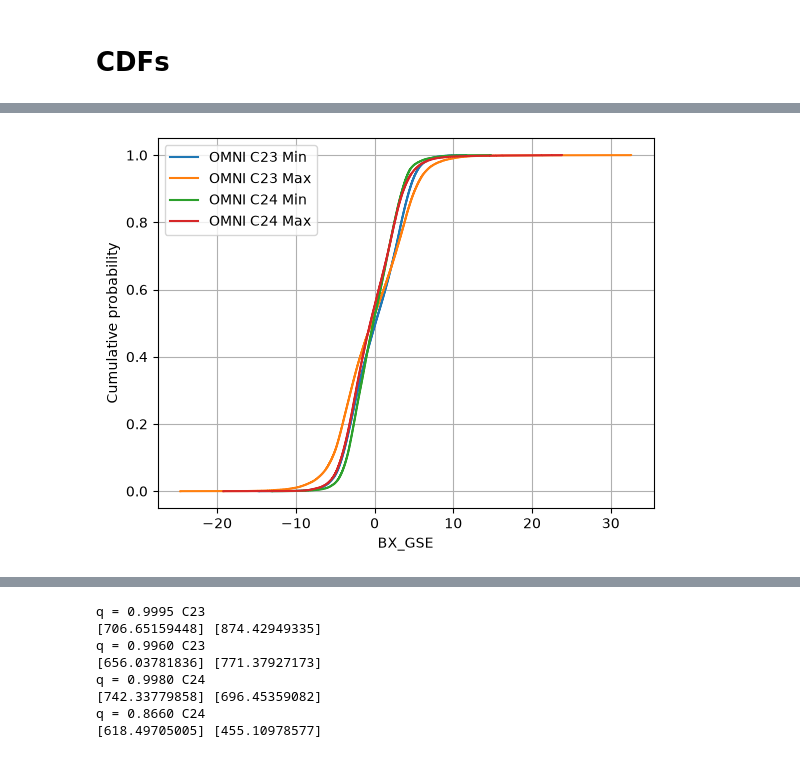
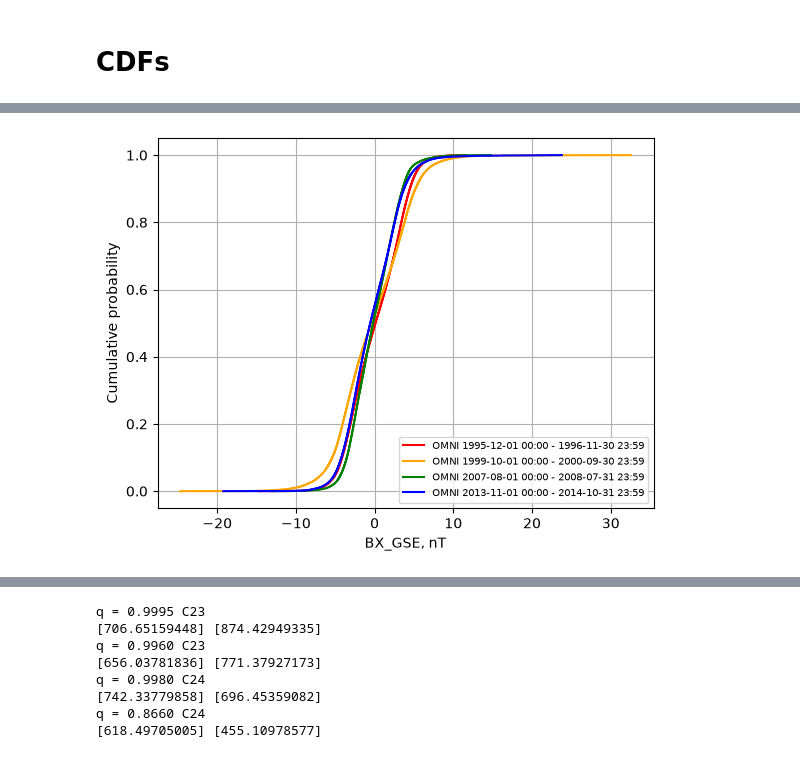
Before and after one commit to rahyndman/SolarWindCode, a Jupyter notebook: PlottingData.ipynb, the cells around one changed output, grey strips where cells are left out. Drawn from its saved outputs; the diff is of its cells as text; code cells hidden in the pictures.

Commit message:
Making the DQQ plots more easily repeatable.

```diff
--- a/PlottingData.ipynb
+++ b/PlottingData.ipynb
@@ -307,83 +307,23 @@ PlotHistSeparate(dataTimeSerieses, Plotting)
 # %%
 # CDF Formatting
 yLim = [-0.05,1.05]
+Legend = 7.5
+Plotting = ["TotVsw", "BMag", "BX_GSE", "BY_GSM", "BZ_GSM"]
+Unit = ["km/s", "nT", "nT", "nT", "nT", "nT"]
 
-# Separately
-# # C23 Min
-# sns.ecdfplot(OMNIC23Min._data["TotVsw"], label="CDF")
-# plt.title("OMNI C23 Min, TotVsw")
-# plt.xlabel('TotVsw')
-# plt.ylabel('Cumulative probability')
-# plt.ylim(yLim)
-# plt.legend()
-# plt.grid(True)
-# plt.show()
+def PlotCDF(dataTimeSerieses, VarsToPlot):
+    # fig, axs = plt.subplots()#4,1, figsize=FigSize, sharex=True)
+    # fig.subplots_adjust(hspace=0)
+    for i in range(len(VarsToPlot)):
+        for j in range(len(dataTimeSerieses)):
+            sns.ecdfplot(dataTimeSerieses[j]._data[VarsToPlot[i]], label="OMNI " + str(StartAndEnd[j][0]) + " - " + str(StartAndEnd[j][1]), color=Colours[j])
+        plt.xlabel(VarsToPlot[i] + ", " + Units[i])
+        plt.ylabel('Cumulative probability')
+        plt.ylim(yLim)
+        plt.legend(fontsize=Legend)
+        plt.grid(True)
+        plt.savefig("Plots/" + StartAndEnd[0][0][0:10] + "->" + StartAndEnd[0][0][0:10] + VarsToPlot[i] + "_CDF.png") #  + dataTimeSerieses[0] + " - " + dataTimeSerieses[-1]
+        plt.show()
 
-# # C23 Max
-# sns.ecdfplot(OMNIC23Max._data["TotVsw"], label="CDF")
-# plt.title("OMNI C23 Max, TotVsw")
-# plt.xlabel('TotVsw')
-# plt.ylabel('Cumulative probability')
-# plt.ylim(yLim)
-# plt.legend()
-# plt.grid(True)
-# plt.show()
-
-# # C24 Min
-# sns.ecdfplot(OMNIC24Min._data["TotVsw"], label="CDF")
-# plt.title("OMNI C24 Min, TotVsw")
-# plt.xlabel('TotVsw')
-# plt.ylabel('Cumulative probability')
-# plt.ylim(yLim)
-# plt.legend()
-# plt.grid(True)
-# plt.show()
-
-# # C24 Max
-# sns.ecdfplot(OMNIC24Max._data["TotVsw"], label="CDF")
-# plt.title("OMNI C24 Max, TotVsw")
-# plt.xlabel('TotVsw')
-# plt.ylabel('Cumulative probability')
-# plt.ylim(yLim)
-# plt.legend()
-# plt.grid(True)
-# plt.show()
-
-#All together - TotVsw
-
-# # C23 Min
-# sns.ecdfplot(OMNIC23Min._data["TotVsw"], label="OMNI C23 Min")
-# # C23 Max
-# sns.ecdfplot(OMNIC23Max._data["TotVsw"], label="OMNI C23 Max")
-# # C24 Min
-# sns.ecdfplot(OMNIC24Min._data["TotVsw"], label="OMNI C24 Min")
-# # C24 Max
-# sns.ecdfplot(OMNIC24Max._data["TotVsw"], label="OMNI C24 Max")
-# plt.xlabel('TotVsw')
-# plt.ylabel('Cumulative probability')
-# plt.ylim(yLim)
-# plt.legend()
-# plt.grid(True)
-# plt.show()
-
-
-Plotting = ["TotVsw", "BMag", "BX_GSE", "BY_GSM", "BZ_GSM"]
-
-for i in range(len(Plotting)):
-    # C23 Min
-    sns.ecdfplot(OMNIC23Min._data[Plotting[i]], label="OMNI C23 Min")
-    # C23 Max
-    sns.ecdfplot(OMNIC23Max._data[Plotting[i]], label="OMNI C23 Max")
-    # C24 Min
-    sns.ecdfplot(OMNIC24Min._data[Plotting[i]], label="OMNI C24 Min")
-    # C24 Max
-    sns.ecdfplot(OMNIC24Max._data[Plotting[i]], label="OMNI C24 Max")
-
-    plt.xlabel(Plotting[i])
-    plt.ylabel('Cumulative probability')
-    plt.ylim(yLim)
-    plt.legend()
-    plt.grid(True)
-    plt.savefig(Plotting[i] + "_CDF.png")
-    plt.show()
+PlotCDF(dataTimeSerieses, Plotting)
 # %% [output]
@@ -392 +332 @@ for i in range(len(Plotting)):
-[figure, old version]
+[figure, new version]
```
Also changed, not shown: parts of 4 cells of this notebook.
